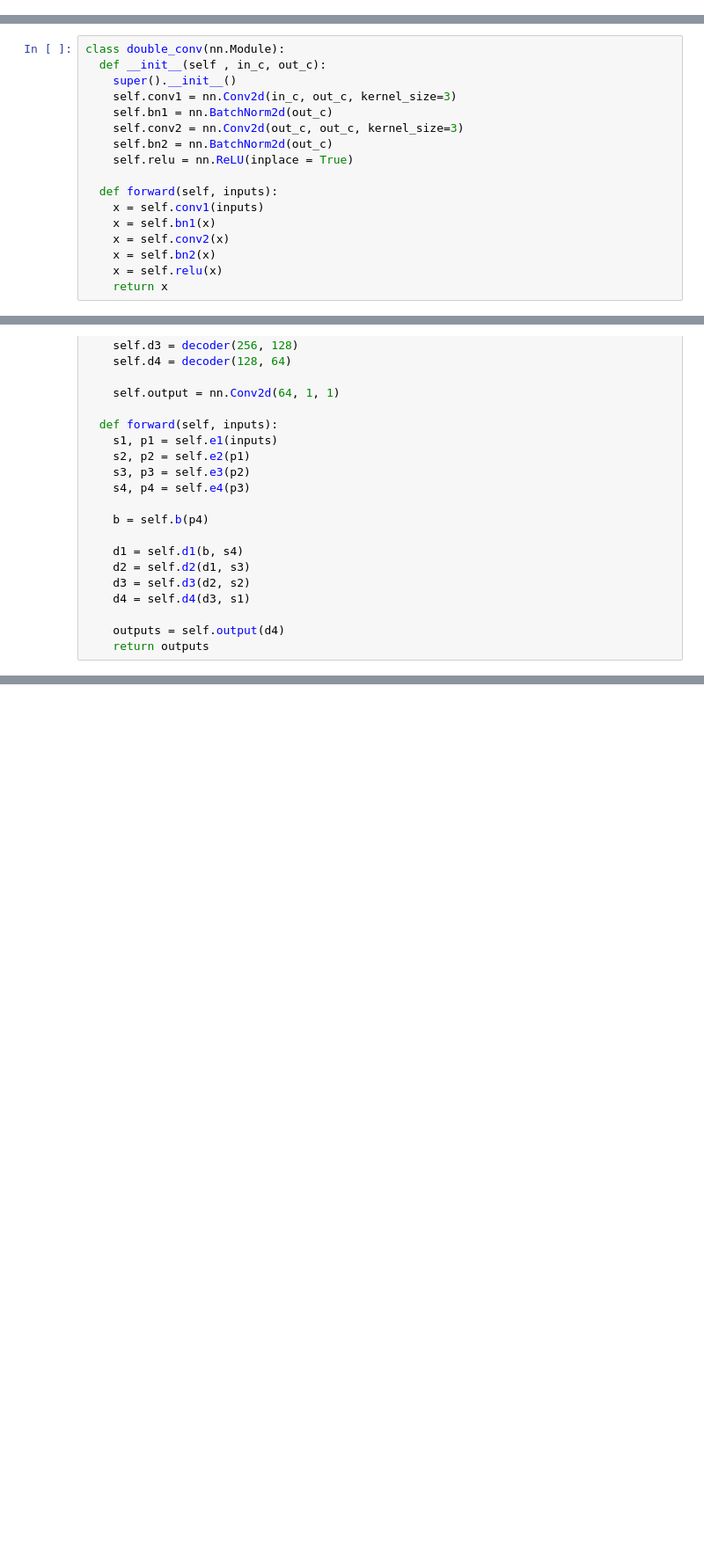
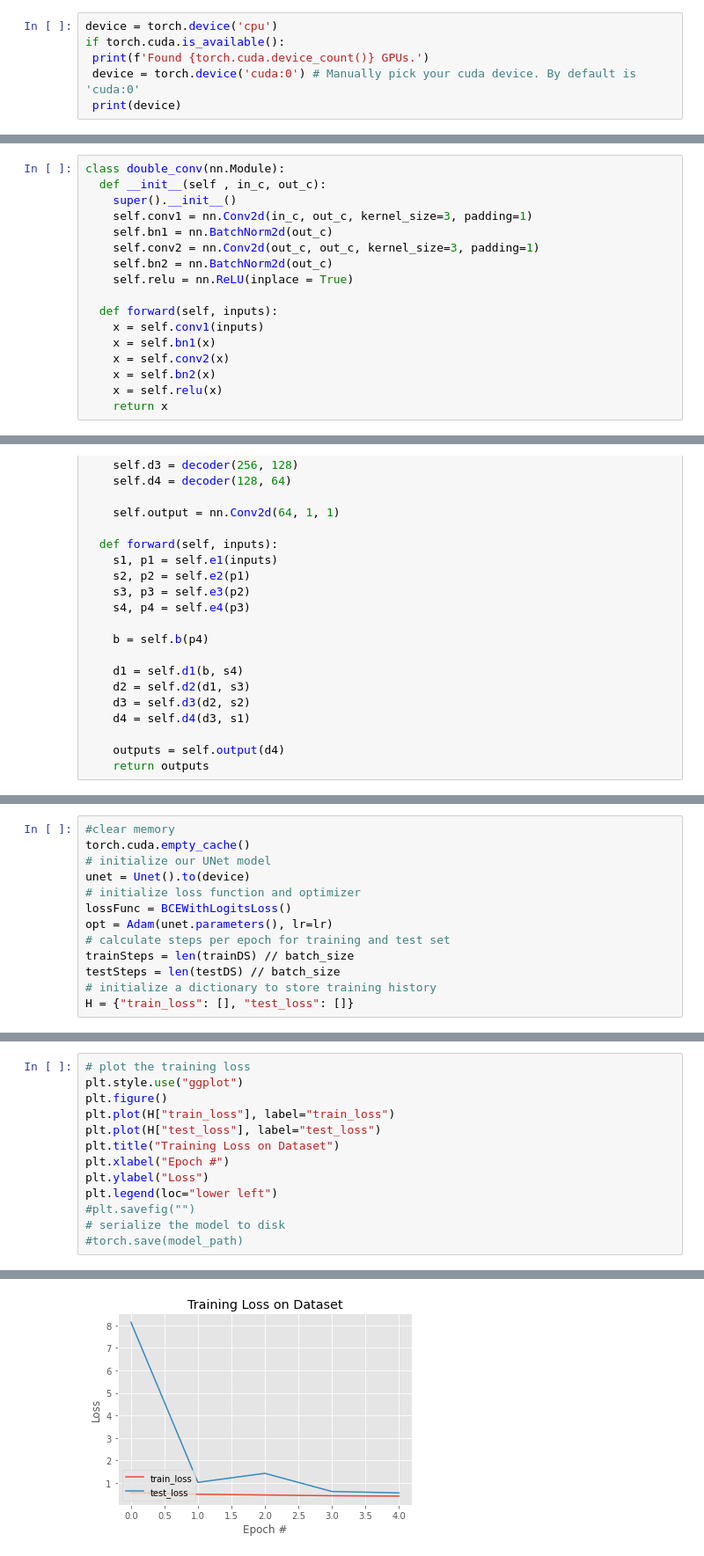
Before and after one commit to Najme-naseri/Image-Procssing, a Jupyter notebook: UnetImp.ipynb, the cells around one changed output, grey strips where cells are left out. Shown at 88% size. Drawn from its saved outputs; the diff is of its cells as text; blank space fills up the shorter version.

```diff
--- a/UnetImp.ipynb
+++ b/UnetImp.ipynb
@@ -12,0 +31,6 @@ import pdb
+# %%
+device = torch.device('cpu')
+if torch.cuda.is_available():
+ print(f'Found {torch.cuda.device_count()} GPUs.')
+ device = torch.device('cuda:0') # Manually pick your cuda device. By default is 'cuda:0'
+ print(device)
@@ -14,9 +59,9 @@ import pdb
 class double_conv(nn.Module):
   def __init__(self , in_c, out_c):
     super().__init__()
-    self.conv1 = nn.Conv2d(in_c, out_c, kernel_size=3)
+    self.conv1 = nn.Conv2d(in_c, out_c, kernel_size=3, padding=1)
     self.bn1 = nn.BatchNorm2d(out_c)
-    self.conv2 = nn.Conv2d(out_c, out_c, kernel_size=3)
+    self.conv2 = nn.Conv2d(out_c, out_c, kernel_size=3, padding=1)
     self.bn2 = nn.BatchNorm2d(out_c)
     self.relu = nn.ReLU(inplace = True)
 
@@ -109,0 +238,13 @@ img2.show()
+# %%
+#clear memory
+torch.cuda.empty_cache()
+# initialize our UNet model
+unet = Unet().to(device)
+# initialize loss function and optimizer
+lossFunc = BCEWithLogitsLoss()
+opt = Adam(unet.parameters(), lr=lr)
+# calculate steps per epoch for training and test set
+trainSteps = len(trainDS) // batch_size
+testSteps = len(testDS) // batch_size
+# initialize a dictionary to store training history
+H = {"train_loss": [], "test_loss": []}
@@ -109,0 +322,14 @@ img2.show()
+# %%
+# plot the training loss
+plt.style.use("ggplot")
+plt.figure()
+plt.plot(H["train_loss"], label="train_loss")
+plt.plot(H["test_loss"], label="test_loss")
+plt.title("Training Loss on Dataset")
+plt.xlabel("Epoch #")
+plt.ylabel("Loss")
+plt.legend(loc="lower left")
+#plt.savefig("")
+# serialize the model to disk
+#torch.save(model_path)
+# %% [output]
@@ -109,0 +337 @@ img2.show()
+[figure, added]
```
Also changed, not shown: parts of 23 cells of this notebook.
